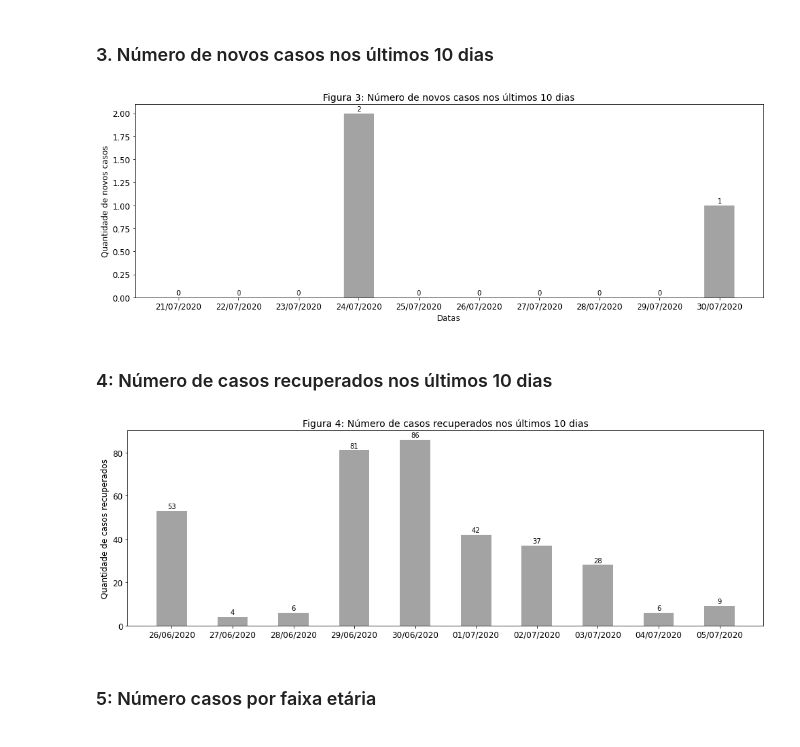
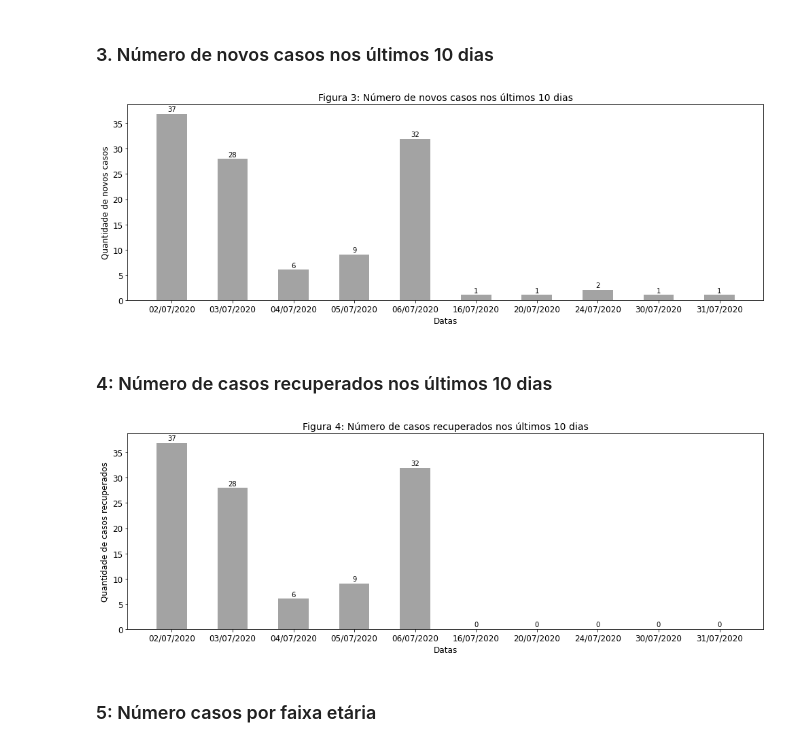
Before and after one commit to Mfp16/analise-base-covid-manaus, a Jupyter notebook: charts3-4-5-6.ipynb, the cells around one changed output. Saved outputs shown, nothing was run; the diff lists cells and outputs as text; code cells hidden in the pictures.

```diff
--- a/charts3-4-5-6.ipynb
+++ b/charts3-4-5-6.ipynb
@@ -23,30 +23,30 @@ confirmed_cases.head(2)
 # %%
 # configuracao da base de dados
 data = confirmed_cases
+data['_dt_notificacao'] = pd.to_datetime(data['_dt_notificacao'], format="%d/%m/%Y").dropna()
 
 # captura da data mais recente
-day = pd.to_datetime(data['_dt_notificacao'], format="%d/%m/%Y").max()
+date_groups = data.groupby('_dt_notificacao')
+group_counts = date_groups.count()[-10:]
+
+new_cases = []
 dates = []
-new_cases = []
 
-# gerando lista de datas a n dias anterioes
-for i in range(10):
-    one_day = dt.timedelta(days=1)
-    day = day - one_day
-    dates.append(day.strftime("%d/%m/%Y"))
-    new_cases.append(len(data[data['_dt_notificacao']==day.strftime("%d/%m/%Y")]))
+for index in group_counts.index:
+    dates.append(index.strftime("%d/%m/%Y"))
+    new_cases.append(date_groups.get_group(index).shape[0])
 
 # configuracao de construcao do grafico
 width = 0.5
 fig = plt.figure(figsize=(13,4))
 ax = fig.add_axes([0,0,1,1])
-rects = ax.bar(dates[::-1], new_cases[::-1], width, color=(0.4, 0.4, 0.4, 0.6))
+rects = ax.bar(dates, new_cases, width, color=(0.4, 0.4, 0.4, 0.6))
 plt.xlabel('Datas', fontsize=12)
 plt.ylabel('Quantidade de novos casos', fontsize=12)
 plt.title('Figura 3: Número de novos casos nos últimos 10 dias', fontsize=14)
 for label in (ax.get_xticklabels() + ax.get_yticklabels()):
     label.set_fontsize(12)
-ax.set_xticklabels(dates[::-1])
+ax.set_xticklabels(dates)
 
 def autolabel(rects):
     for rect in rects:
@@ -60,40 +60,33 @@ def autolabel(rects):
 autolabel(rects)
 plt.show()
 # %% [output]
-[figure, old version]
+[figure, new version]
 # %% [markdown]
 ### 4: Número de casos recuperados nos últimos 10 dias
 # %%
-# configuracao da base de dados
-data = confirmed_cases[confirmed_cases['_conclusao']==day.strftime("Recuperado")]
+new_cases = []
 
-# captura da data mais recente
-day = pd.to_datetime(data['_dt_notificacao'], format="%d/%m/%Y").max()
-
-# gerando lista de datas a n dias anterioes
-dates = []
-new_cases = []
-for i in range(10):
-    one_day = dt.timedelta(days=1)
-    day = day - one_day
-    dates.append(day.strftime("%d/%m/%Y"))
-    new_cases.append(len(data[data['_dt_notificacao']==day.strftime("%d/%m/%Y")]))
+for index in group_counts.index:
+    group_data = date_groups.get_group(index)
+    group_data = group_data[group_data['_conclusao'] == 'Recuperado']
+    new_cases.append(group_data.shape[0])
 
 # configuracao de construcao do grafico
 width = 0.5
 fig = plt.figure(figsize=(13,4))
 ax = fig.add_axes([0,0,1,1])
-rects = ax.bar(dates[::-1], new_cases[::-1], width, color=(0.4, 0.4, 0.4, 0.6))
+rects = ax.bar(dates, new_cases, width, color=(0.4, 0.4, 0.4, 0.6))
+plt.xlabel('Datas', fontsize=12)
 plt.ylabel('Quantidade de casos recuperados', fontsize=12)
 plt.title('Figura 4: Número de casos recuperados nos últimos 10 dias', fontsize=14)
 for label in (ax.get_xticklabels() + ax.get_yticklabels()):
     label.set_fontsize(12)
-ax.set_xticklabels(dates[::-1])
+ax.set_xticklabels(dates)
 
 autolabel(rects)
 plt.show()
 # %% [output]
-[figure, old version]
+[figure, new version]
 # %% [markdown]
 ### 5: Número casos por faixa etária
 # %%
```
Also changed, not shown: parts of 2 cells of this notebook, 1 other file.
